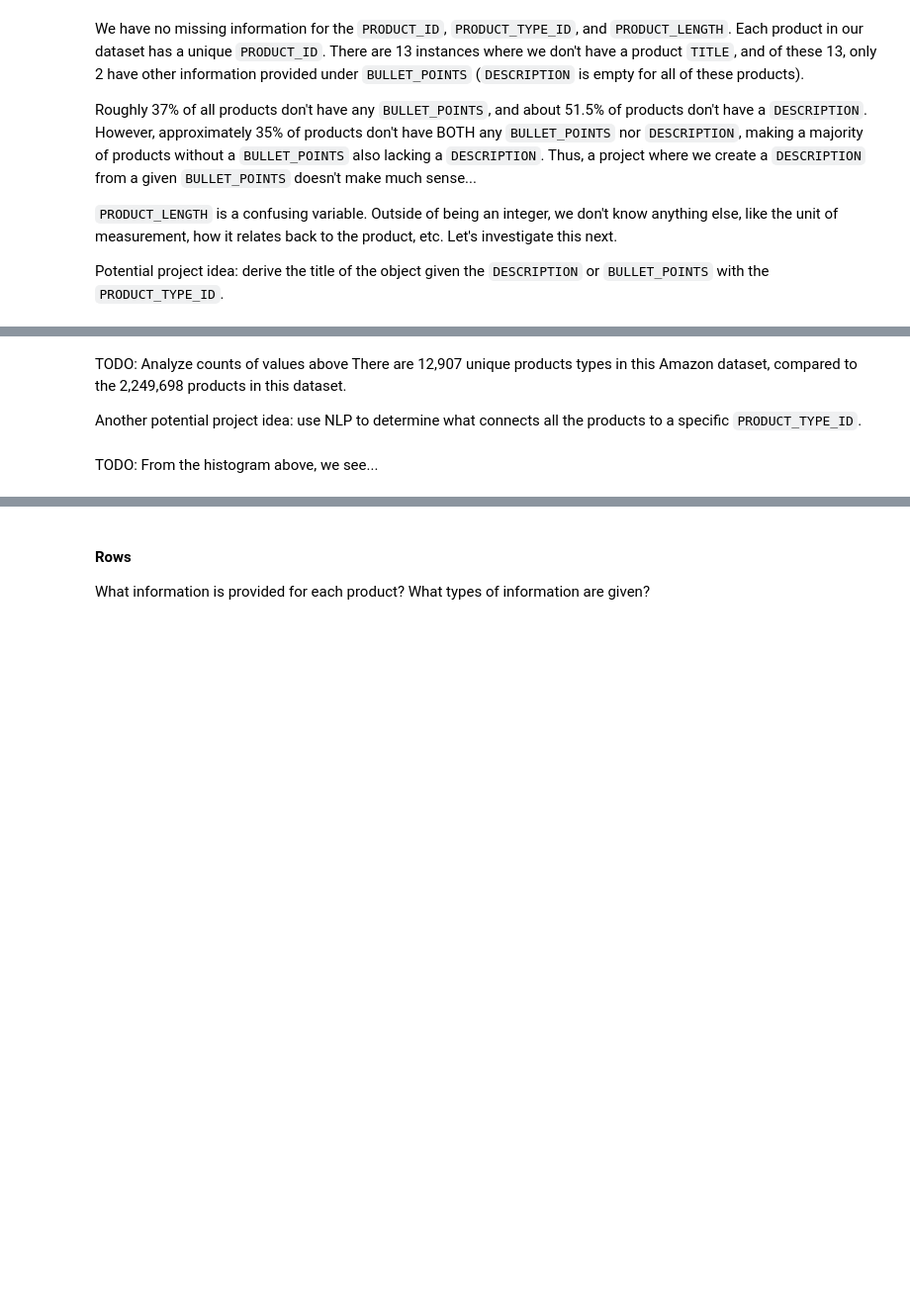
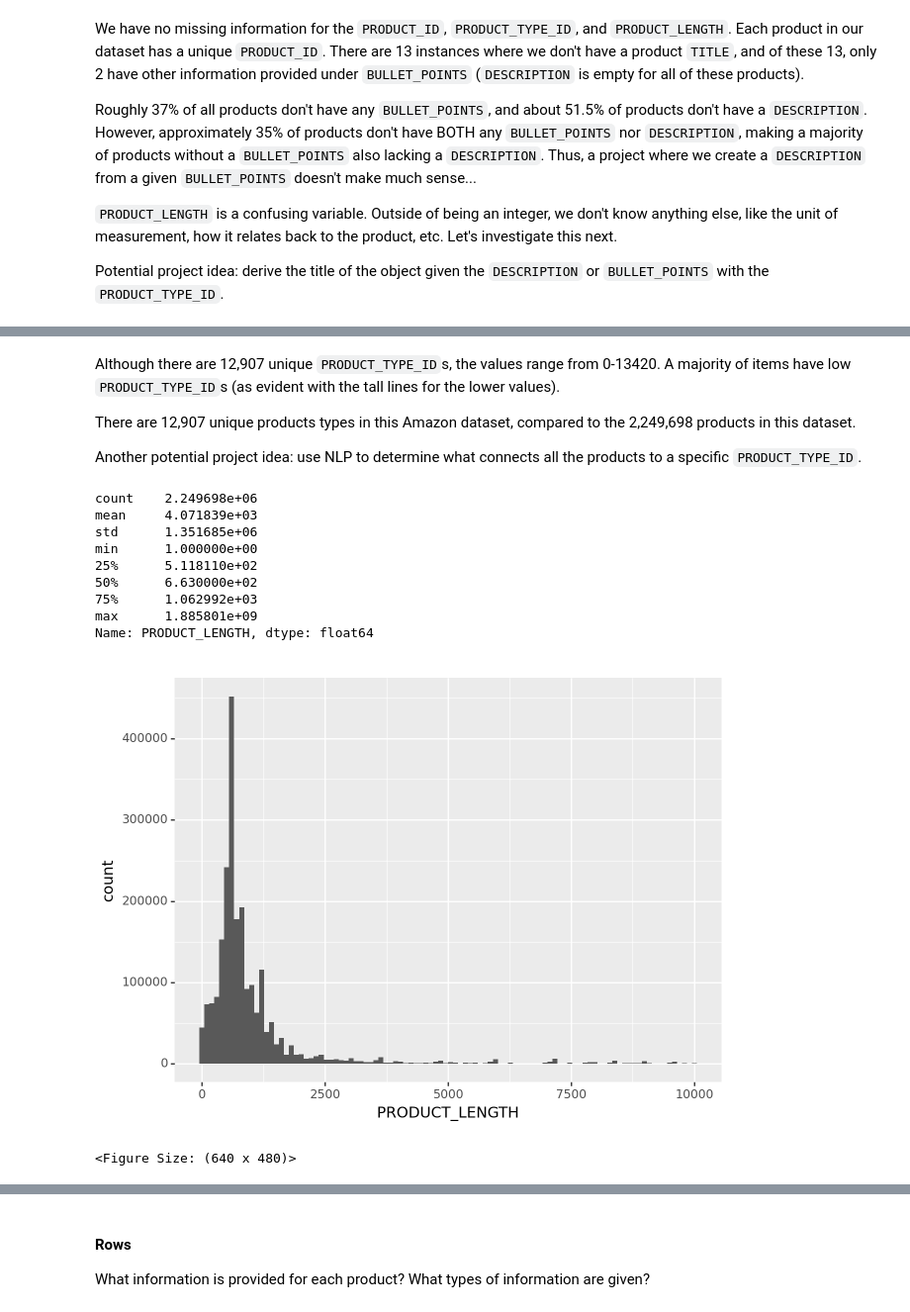
Before and after one commit to linusscjen/q-amazon-reviews, a Jupyter notebook: src/eda/data_eda.ipynb, the cells around one changed output, grey strips where cells are left out. Shown at 99% size. Cells and saved outputs as stored; diff of their text form; code cells hidden in the pictures; blank space fills up the shorter version.

```diff
--- a/src/eda/data_eda.ipynb
+++ b/src/eda/data_eda.ipynb
@@ -110,5 +119,7 @@ Unique number of product type IDs: 12907
 # %% [markdown]
-TODO: Analyze counts of values above
+Although there are 12,907 unique `PRODUCT_TYPE_ID`s, the values range from 0-13420. A majority of items have low `PRODUCT_TYPE_ID`s (as evident with the tall lines for the lower values).
+
+
 There are 12,907 unique products types in this Amazon dataset, compared to the 2,249,698 products in this dataset.
 
 Another potential project idea: use NLP to determine what connects all the products to a specific `PRODUCT_TYPE_ID`.
@@ -118,2 +126,17 @@ Another potential project idea: use NLP to determine what connects all the produ
-# %% [markdown]
-TODO: From the histogram above, we see...
+# %%
+# Now, look at `PRODUCT_LENGTH`
+print(reviews["PRODUCT_LENGTH"].describe())
+(ggplot(reviews[reviews["PRODUCT_LENGTH"] <= 10000], aes(x="PRODUCT_LENGTH"))
+ + geom_histogram(bins=100))
+# %% [output]
+count    2.249698e+06
+mean     4.071839e+03
+std      1.351685e+06
+min      1.000000e+00
+25%      5.118110e+02
+50%      6.630000e+02
+75%      1.062992e+03
+max      1.885801e+09
+Name: PRODUCT_LENGTH, dtype: float64
+[figure, added]
+<Figure Size: (640 x 480)>
```
Also changed, not shown: parts of 10 cells of this notebook, 1 other file.
